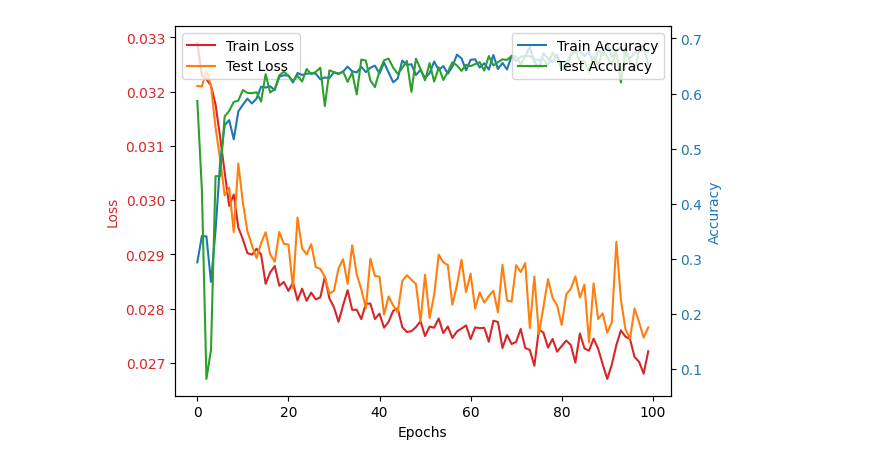
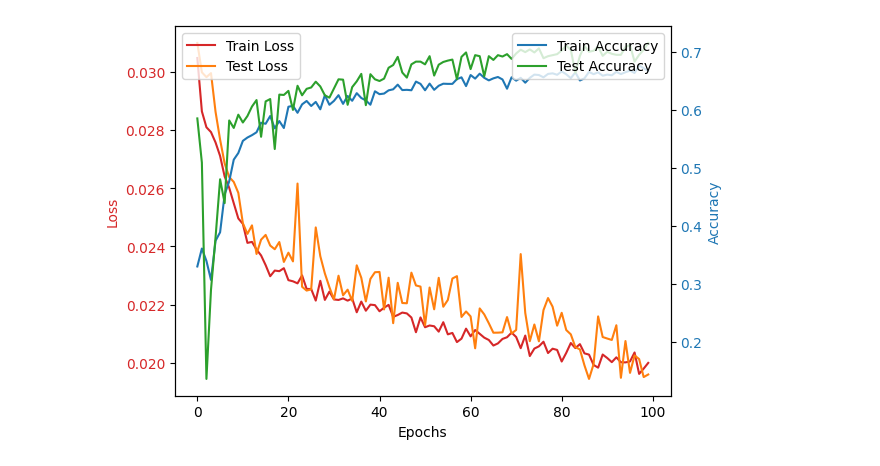
Before and after one commit to MattyAB/ecg_transfer, a Jupyter notebook: ecg.ipynb, the cells around one changed output. Saved outputs shown, nothing was run; the diff lists cells and outputs as text; code cells hidden in the pictures.

```diff
--- a/ecg.ipynb
+++ b/ecg.ipynb
@@ -199,7 +233,7 @@ def val_epoch(model,dataloader,criterion,confusion=False):
 
             y = id(label, n=len(labelmap))
 
-            yhat = model.forward(x)
+            yhat = model.forward(x)[0]
 
             loss = criterion(yhat, y)
 
@@ -218,7 +252,7 @@ def val_epoch(model,dataloader,criterion,confusion=False):
 
     return totalloss / total, correct / total
 
-def train_epoch(model,dataloader,criterion,optimizer,confusion=False):
+def train_epoch(model,dataloader,criterion,optimizer,max_norm=1):
     totalloss = .0
     correct = 0
     total = 0
@@ -231,12 +265,12 @@ def train_epoch(model,dataloader,criterion,optimizer,confusion=False):
 
         y = id(label, n=len(labelmap))
 
-        yhat = model.forward(x)
+        yhat = model.forward(x)[0]
 
         loss = criterion(yhat, y)
         loss.backward()
 
-        nn.utils.clip_grad_norm_(model.parameters(), max_norm=1)
+        nn.utils.clip_grad_norm_(model.parameters(), max_norm=max_norm)
 
         optimizer.step()
 
@@ -332,25 +363,25 @@ Test: Average loss 0.02787628497915689, average accuracy 69.73459207282903
 # %%
 fig, ax1 = plt.subplots()
 
-idx = 3
+idx = 0
 
 # Plotting 'loss' on the left y-axis
 ax1.set_xlabel('Epochs')
 ax1.set_ylabel('Loss', color='tab:red')
 ax1.plot([x for x in history['train_loss'][idx]], label='Train Loss', color='tab:red')
 ax1.plot([x for x in history['test_loss'][idx]], label='Test Loss', color='tab:orange')
 ax1.tick_params(axis='y', labelcolor='tab:red')
 ax1.legend(loc='upper left')
 
 # Creating a second y-axis for 'accuracy'
 ax2 = ax1.twinx()
 ax2.set_ylabel('Accuracy', color='tab:blue')
 ax2.plot([x for x in history['train_acc'][idx]], label='Train Accuracy', color='tab:blue')
 ax2.plot([x for x in history['test_acc'][idx]], label='Test Accuracy', color='tab:green')
 ax2.tick_params(axis='y', labelcolor='tab:blue')
 ax2.legend(loc='upper right')
 
 # Show the plot
 plt.show()
 # %% [output]
-[figure, old version]
+[figure, new version]
```
Also changed, not shown: parts of 7 cells of this notebook.
